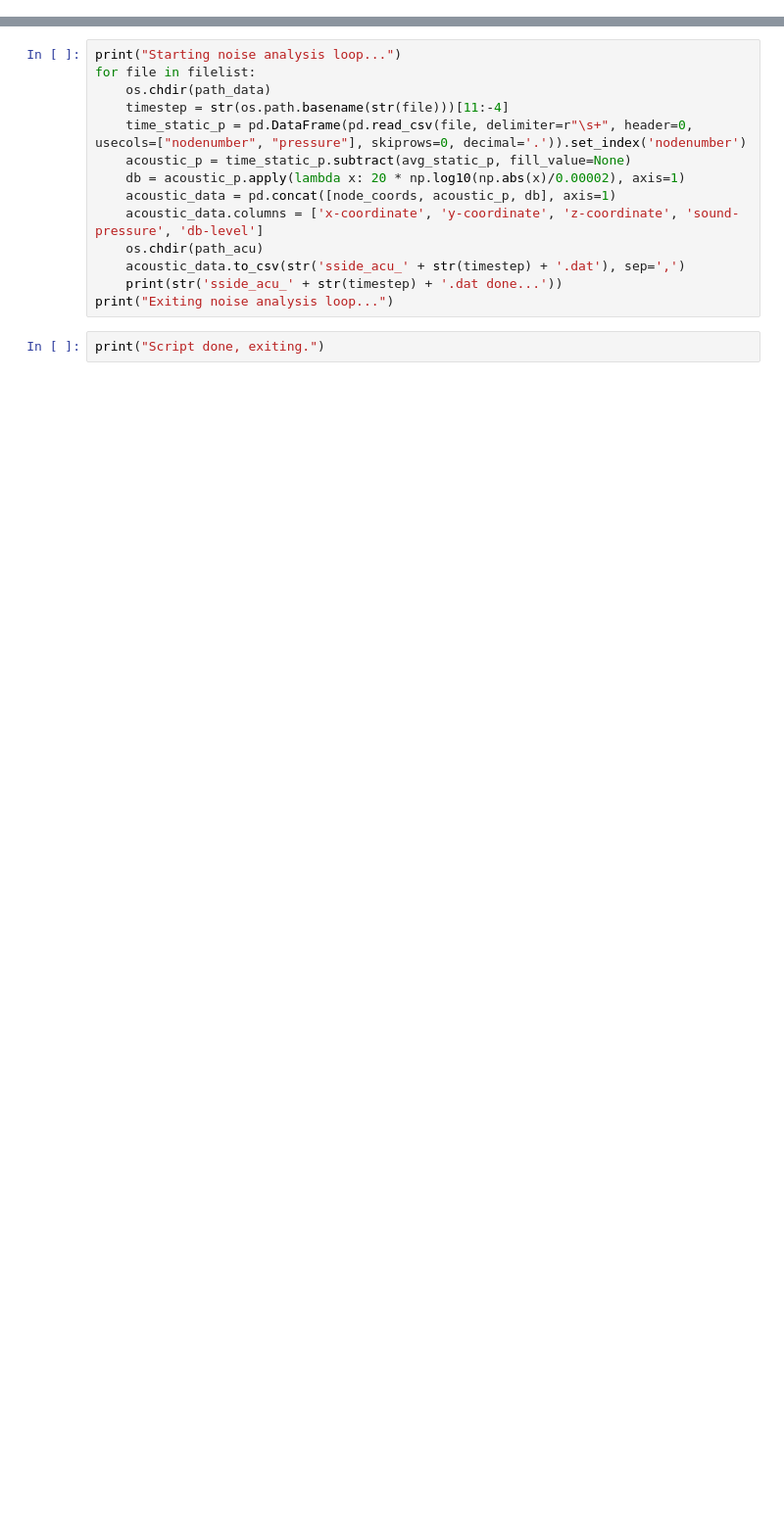
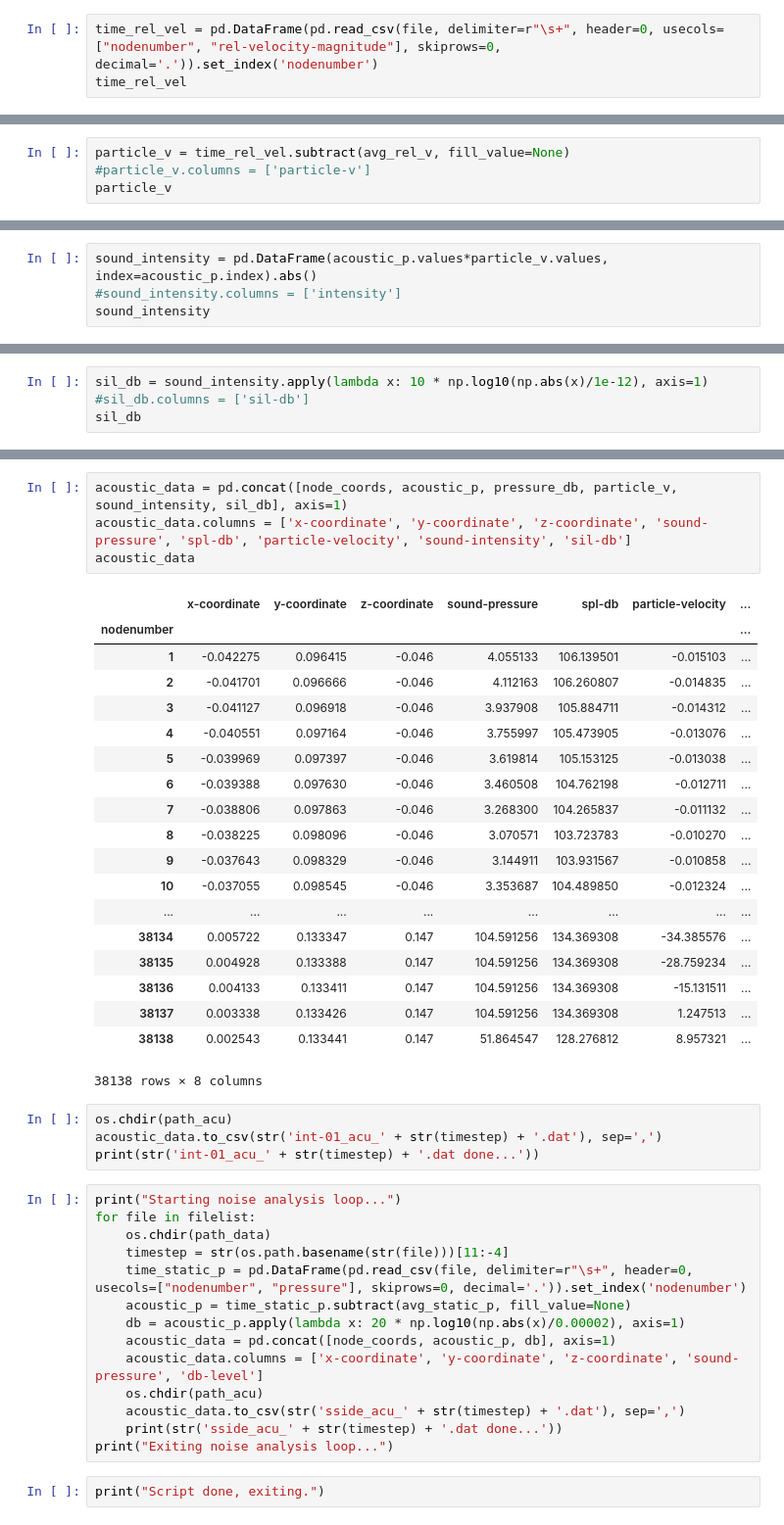
Before and after one commit to JedrzejMosiezny/R67-data-analysis, a Jupyter notebook: Noise in Dask.ipynb, the cells around one changed output, grey strips where cells are left out. Shown at 98% size. Saved outputs shown, nothing was run; the diff lists cells and outputs as text; blank space fills up the shorter version.

Commit message:
added noise intensity calc

```diff
--- a/Noise in Dask.ipynb
+++ b/Noise in Dask.ipynb
@@ -69,0 +152,3 @@ Listing files...
+# %%
+time_rel_vel = pd.DataFrame(pd.read_csv(file, delimiter=r"\s+", header=0, usecols=["nodenumber", "rel-velocity-magnitude"], skiprows=0, decimal='.')).set_index('nodenumber')
+time_rel_vel
@@ -69,0 +175,4 @@ Listing files...
+# %%
+particle_v = time_rel_vel.subtract(avg_rel_v, fill_value=None)
+#particle_v.columns = ['particle-v']
+particle_v
@@ -69,0 +199,4 @@ Listing files...
+# %%
+sound_intensity = pd.DataFrame(acoustic_p.values*particle_v.values, index=acoustic_p.index).abs()
+#sound_intensity.columns = ['intensity']
+sound_intensity
@@ -69,0 +223,4 @@ Listing files...
+# %%
+sil_db = sound_intensity.apply(lambda x: 10 * np.log10(np.abs(x)/1e-12), axis=1)
+#sil_db.columns = ['sil-db']
+sil_db
@@ -70,3 +247,31 @@ Listing files...
+# %%
+acoustic_data = pd.concat([node_coords, acoustic_p, pressure_db, particle_v, sound_intensity, sil_db], axis=1)
+acoustic_data.columns = ['x-coordinate', 'y-coordinate', 'z-coordinate', 'sound-pressure', 'spl-db', 'particle-velocity', 'sound-intensity', 'sil-db']
+acoustic_data
+# %% [output]
+|  | x-coordinate | y-coordinate | z-coordinate | sound-pressure | spl-db | particle-velocity | ... |
+| nodenumber |  |  |  |  |  |  | ... |
+| 1 | -0.042275 | 0.096415 | -0.046 | 4.055133 | 106.139501 | -0.015103 | ... |
+| 2 | -0.041701 | 0.096666 | -0.046 | 4.112163 | 106.260807 | -0.014835 | ... |
+| 3 | -0.041127 | 0.096918 | -0.046 | 3.937908 | 105.884711 | -0.014312 | ... |
+| 4 | -0.040551 | 0.097164 | -0.046 | 3.755997 | 105.473905 | -0.013076 | ... |
+| 5 | -0.039969 | 0.097397 | -0.046 | 3.619814 | 105.153125 | -0.013038 | ... |
+| 6 | -0.039388 | 0.097630 | -0.046 | 3.460508 | 104.762198 | -0.012711 | ... |
+| 7 | -0.038806 | 0.097863 | -0.046 | 3.268300 | 104.265837 | -0.011132 | ... |
+| 8 | -0.038225 | 0.098096 | -0.046 | 3.070571 | 103.723783 | -0.010270 | ... |
+| 9 | -0.037643 | 0.098329 | -0.046 | 3.144911 | 103.931567 | -0.010858 | ... |
+| 10 | -0.037055 | 0.098545 | -0.046 | 3.353687 | 104.489850 | -0.012324 | ... |
+| ... | ... | ... | ... | ... | ... | ... | ... |
+| 38134 | 0.005722 | 0.133347 | 0.147 | 104.591256 | 134.369308 | -34.385576 | ... |
+| 38135 | 0.004928 | 0.133388 | 0.147 | 104.591256 | 134.369308 | -28.759234 | ... |
+| 38136 | 0.004133 | 0.133411 | 0.147 | 104.591256 | 134.369308 | -15.131511 | ... |
+| 38137 | 0.003338 | 0.133426 | 0.147 | 104.591256 | 134.369308 | 1.247513 | ... |
+| 38138 | 0.002543 | 0.133441 | 0.147 | 51.864547 | 128.276812 | 8.957321 | ... |
+38138 rows × 8 columns
+# %%
+os.chdir(path_acu)
+acoustic_data.to_csv(str('int-01_acu_' + str(timestep) + '.dat'), sep=',')
+print(str('int-01_acu_' + str(timestep) + '.dat done...'))
 # %%
 print("Starting noise analysis loop...")
 for file in filelist:
```
Also changed, not shown: parts of 18 cells of this notebook, 1 other file.
